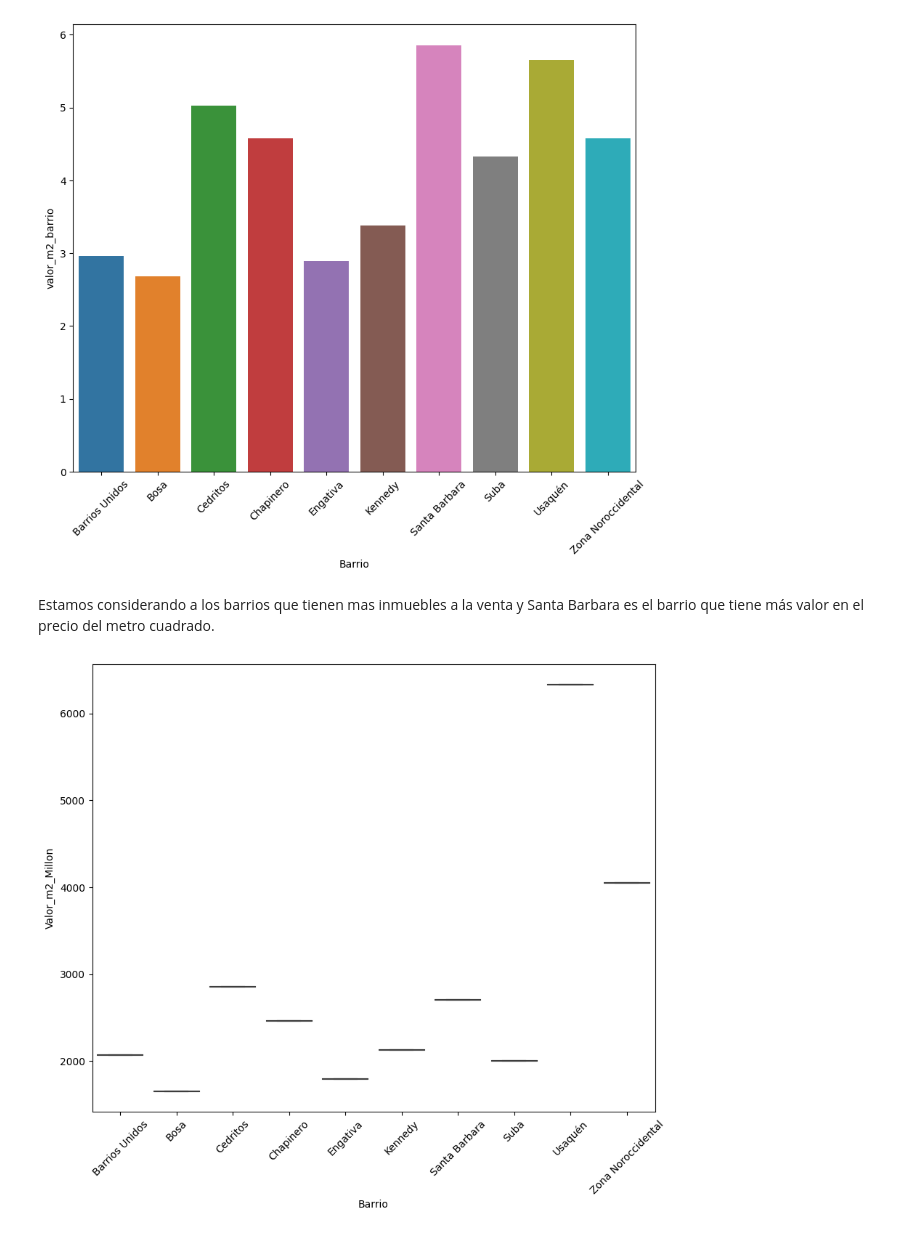
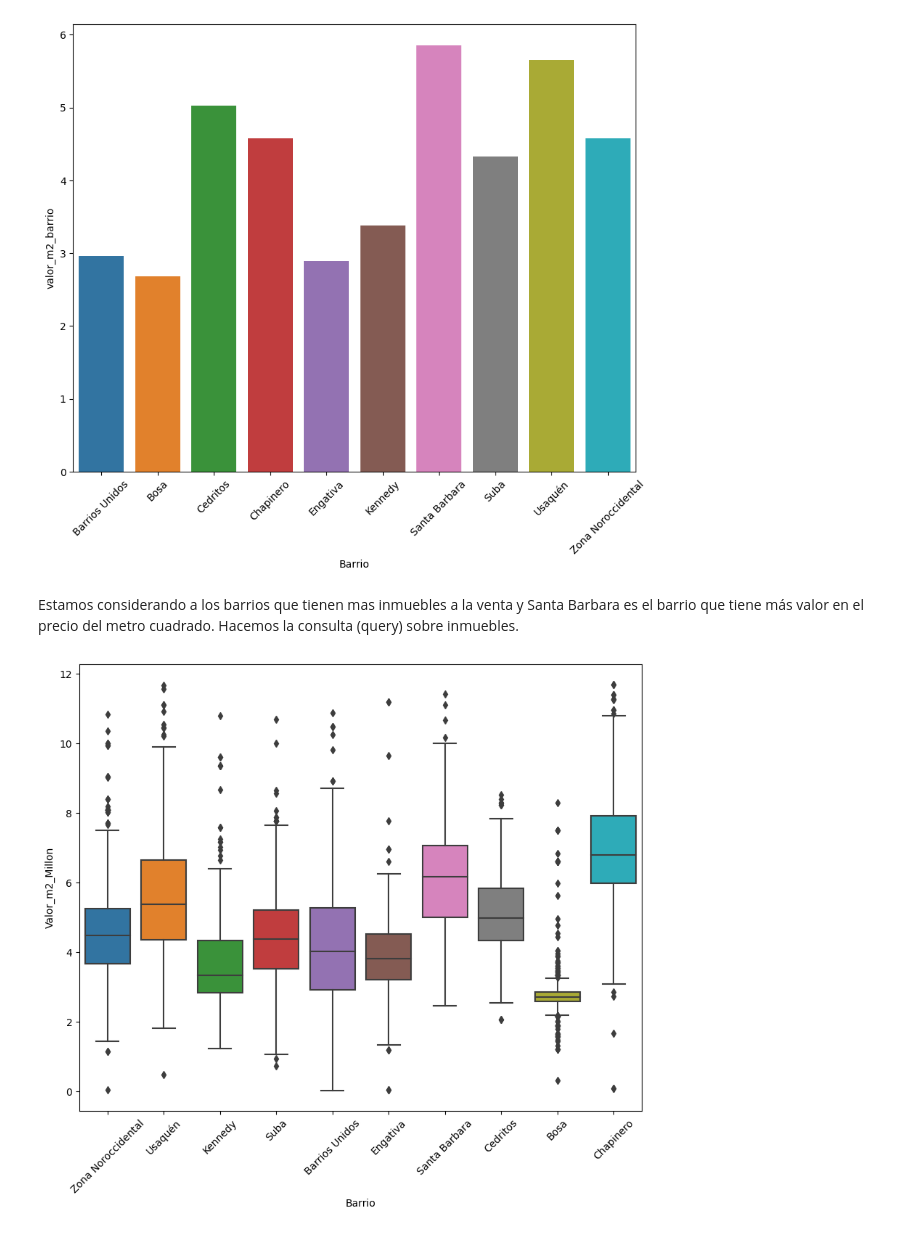
Before and after one commit to nestormarlier/alura-latam, a Jupyter notebook: Inmersion_Datos_Aula1.ipynb, the cells around one changed output. Saved outputs shown, nothing was run; the diff lists cells and outputs as text; code cells hidden in the pictures.

```diff
--- a/Inmersion_Datos_Aula1.ipynb
+++ b/Inmersion_Datos_Aula1.ipynb
@@ -709,11 +709,11 @@ ax.tick_params(axis='x', rotation=45) # En el eje X los valores los muestro en 4
 # %% [output]
 [figure]
 # %% [markdown]
-Estamos considerando a los barrios que tienen mas inmuebles a la venta y Santa Barbara es el barrio que tiene más valor en el precio del metro cuadrado.
+Estamos considerando a los barrios que tienen mas inmuebles a la venta y Santa Barbara es el barrio que tiene más valor en el precio del metro cuadrado. Hacemos la consulta (query) sobre inmuebles.
 # %%
 plt.figure(figsize=(10,8))
-ax = sns.boxplot(x="Barrio",y="Valor_m2_Millon", data = datos_barrio.query('Barrio in @top_barrios'))
+ax = sns.boxplot(x='Barrio',y='Valor_m2_Millon', data = inmuebles.query('Barrio in @top_barrios'))
 ax.tick_params(axis='x', rotation=45)
 plt.show()
 # %% [output]
-[figure, old version]
+[figure, new version]
```
Also changed, not shown: parts of 20 cells of this notebook.
